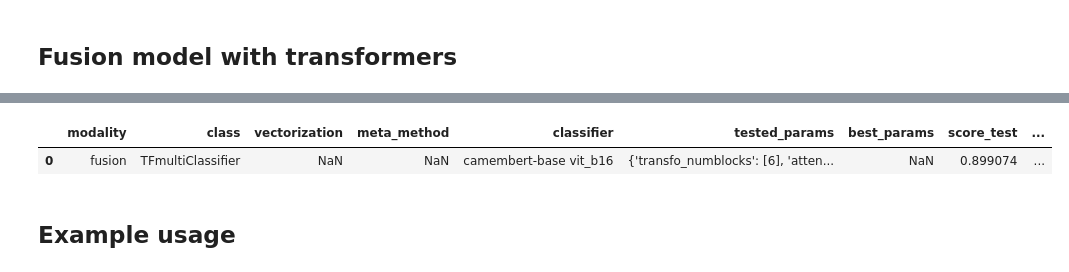
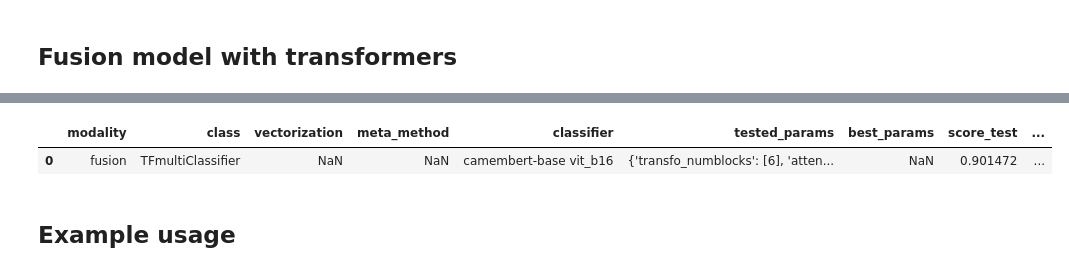
Before and after one commit to Konarovic/Rakuten, a Jupyter notebook: notebook/notebook_benchmark_fusion_TF.ipynb, the cells around one changed output, grey strips where cells are left out. Cells and saved outputs as stored; diff of their text form; code cells hidden in the pictures.

Commit message:
updated load.py

```diff
--- a/notebook/notebook_benchmark_fusion_TF.ipynb
+++ b/notebook/notebook_benchmark_fusion_TF.ipynb
@@ -237,10 +243,11 @@ Found 32 validated image filenames.
 # %%
 from src.utils.load import load_batch_results
-df_results = load_batch_results('results_benchmark_fusion_TF')
+
+df_results = load_batch_results('results_benchmark_fusion_TF_90')
 display(df_results)
 # %% [output]
 |  | modality | class | vectorization | meta_method | classifier | tested_params | best_params | score_test | ... |
-| 0 | fusion | TFmultiClassifier | NaN | NaN | camembert-base vit_b16 | {'transfo_numblocks': [6], 'atten... | NaN | 0.899074 | ... |
+| 0 | fusion | TFmultiClassifier | NaN | NaN | camembert-base vit_b16 | {'transfo_numblocks': [6], 'atten... | NaN | 0.901472 | ... |
 # %% [markdown]
 ## Example usage
 # %%
```
Also changed, not shown: parts of 4 cells of this notebook, 2 other files.
